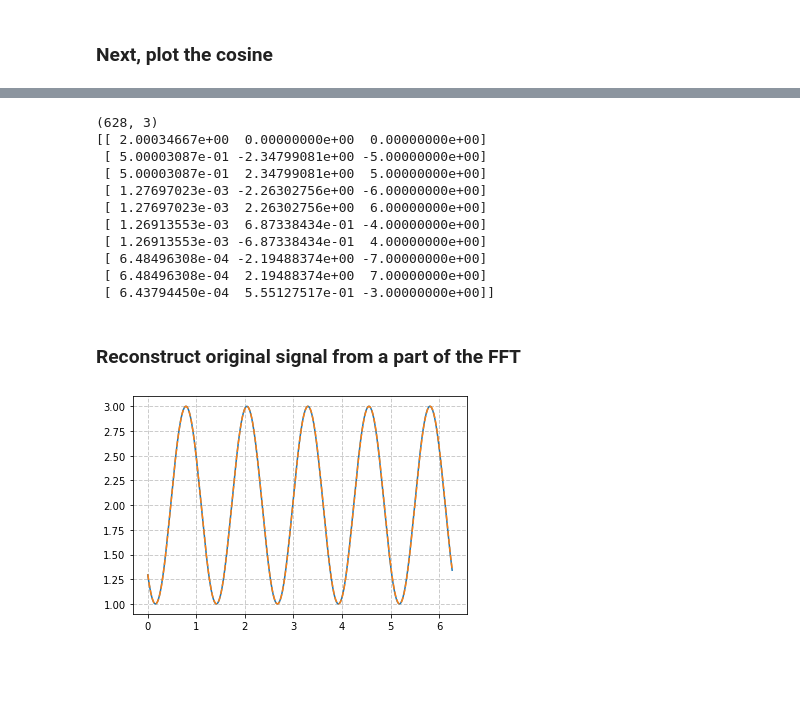
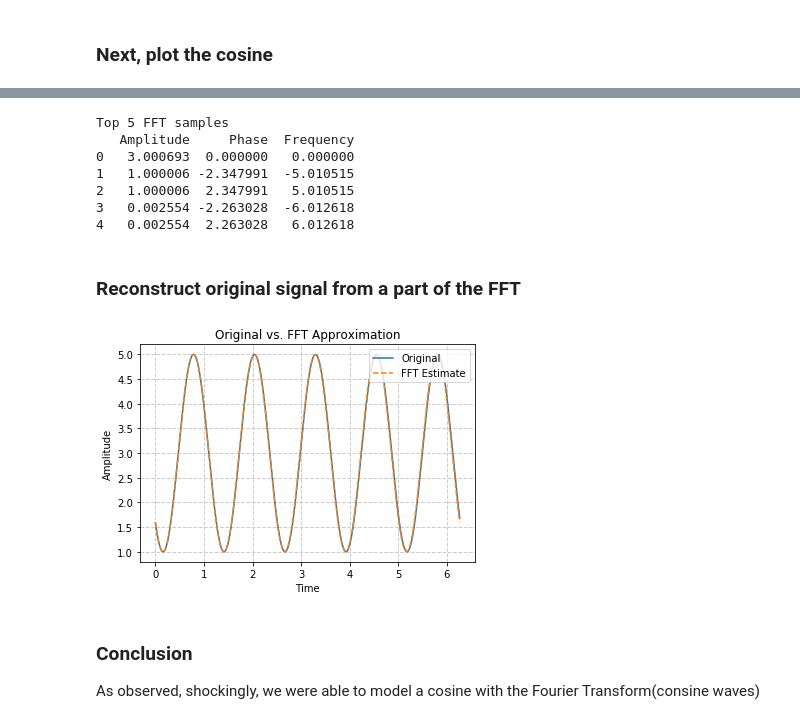
Before and after one commit to NateZimmer/Optimization-Tutorials, a Jupyter notebook: Pages/FourierTransform.ipynb, the cells around one changed output, grey strips where cells are left out. Cells and saved outputs as stored; diff of their text form; code cells hidden in the pictures; blank space fills up the shorter version.

```diff
--- a/Pages/FourierTransform.ipynb
+++ b/Pages/FourierTransform.ipynb
@@ -38 +57,10 @@ Y size is: (628,)
+# %%
+# Discrete Fourier Transform
+def dft(data):
+    N = len(data)
+    out = np.zeros(N,dtype=complex)
+    for n in range(N):
+        for k in range(N):
+            out[k] = out[k] + data[n]*np.exp((-1j*2*np.pi*k*n)/N)
+    return out
 # %% [markdown]
@@ -40,9 +68,13 @@ Y size is: (628,)
 # %%
-res = np.fft.fft(y)
-print(np.shape(res))
-print(res[1:10])
+#res = np.fft.fft(y) # More computationally efficent
+res = dft(y)
+print('FFT Results:')
+print(DataFrame(res[0:10]))
 plt.plot(np.real(res))
 plt.plot(np.imag(res))
 plt.legend(['Real','Imaginary'])
+plt.title('Real(FFT) and Imag(FFT)')
+plt.xlabel('Frequency?')
+plt.ylabel('Amplitude?')
 plt.grid(color='0.8', linestyle='--', linewidth=1)
 # %% [output]
@@ -82,31 +126,39 @@ Freq Step = N / 2*pi
 # %%
-res_angle = np.angle(res)
+#res_angle = np.angle(res)
+res_angle = np.arctan2(np.imag(res),np.real(res))
 res_amp = (np.real(res)**2 + np.imag(res)**2)**(1/2)/len(res)
-res_freq = np.concatenate([np.round(max(theta)/(2*np.pi))*np.arange(0,int(len(res)/2)), np.round(max(theta)/(2*np.pi))*np.arange(-int(len(res)/2),0)])
+res_freq = np.concatenate([np.arange(0,int(len(res)/2)),np.arange(-int(len(res)/2),0)])*(2*np.pi/max(theta))
 fft_res = np.array([res_amp,res_angle,res_freq]).T
 fft_sort = fft_res[fft_res[:,0].argsort()]
 fft_sort = np.flipud(fft_sort)
-print(np.shape(fft_sort))
-print(fft_sort[:10])
+
+fft_n = 5 # Use this amount of samples to represent signal
+
+print('Top ' + str(fft_n) + ' FFT samples')
+print(DataFrame(fft_sort[:fft_n], columns=['Amplitude',"Phase",'Frequency']))
 # %% [output]
-(628, 3)
-[[ 2.00034667e+00  0.00000000e+00  0.00000000e+00]
- [ 5.00003087e-01 -2.34799081e+00 -5.00000000e+00]
- [ 5.00003087e-01  2.34799081e+00  5.00000000e+00]
- [ 1.27697023e-03 -2.26302756e+00 -6.00000000e+00]
- [ 1.27697023e-03  2.26302756e+00  6.00000000e+00]
- [ 1.26913553e-03  6.87338434e-01 -4.00000000e+00]
- [ 1.26913553e-03 -6.87338434e-01  4.00000000e+00]
- [ 6.48496308e-04 -2.19488374e+00 -7.00000000e+00]
- [ 6.48496308e-04  2.19488374e+00  7.00000000e+00]
- [ 6.43794450e-04  5.55127517e-01 -3.00000000e+00]]
+Top 5 FFT samples
+   Amplitude     Phase  Frequency
+0   3.000693  0.000000   0.000000
+1   1.000006 -2.347991  -5.010515
+2   1.000006  2.347991   5.010515
+3   0.002554 -2.263028  -6.012618
+4   0.002554  2.263028   6.012618
 # %% [markdown]
 ### Reconstruct original signal from a part of the FFT
 # %%
-y_fft = np.ones([1,10]) @ (np.array([fft_sort[0:10,0]]).T * np.cos(np.array([fft_sort[0:10,2]]).T * theta + np.array([fft_sort[0:10,1]]).T  * (theta*0+1) ))
+y_fft = np.ones([1,fft_n]) @ (np.array([fft_sort[0:fft_n,0]]).T * np.cos(np.array([fft_sort[0:fft_n,2]]).T * theta + np.array([fft_sort[0:fft_n,1]]).T  * (theta*0+1) ))
 y_fft = y_fft.flatten()
 plt.plot(theta,y)
 plt.plot(theta,y_fft,'--')
+plt.legend(['Original','FFT Estimate'],loc='upper right')
+plt.ylabel('Amplitude')
+plt.xlabel('Time')
+plt.title('Original vs. FFT Approximation')
 plt.grid(color='0.8', linestyle='--', linewidth=1)
 # %% [output]
-[figure, old version]
+[figure, new version]
+# %% [markdown]
+### Conclusion
+
+As observed, shockingly, we were able to model a cosine with the Fourier Transform(consine waves)
```
Also changed, not shown: parts of 14 cells of this notebook.
